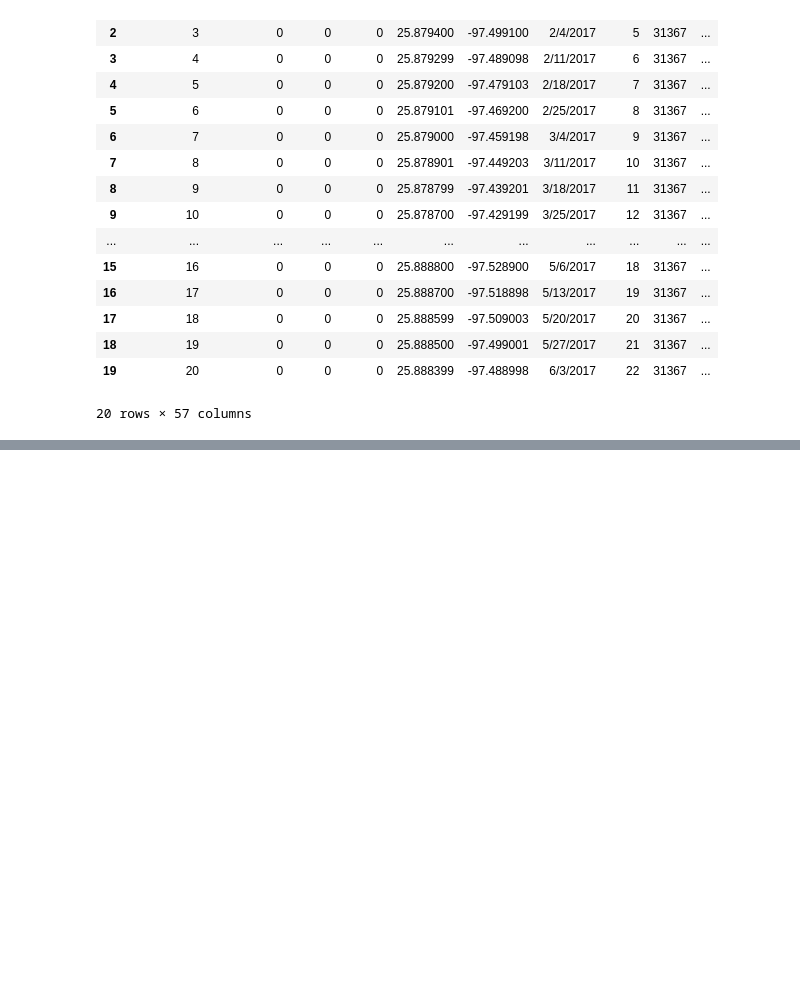
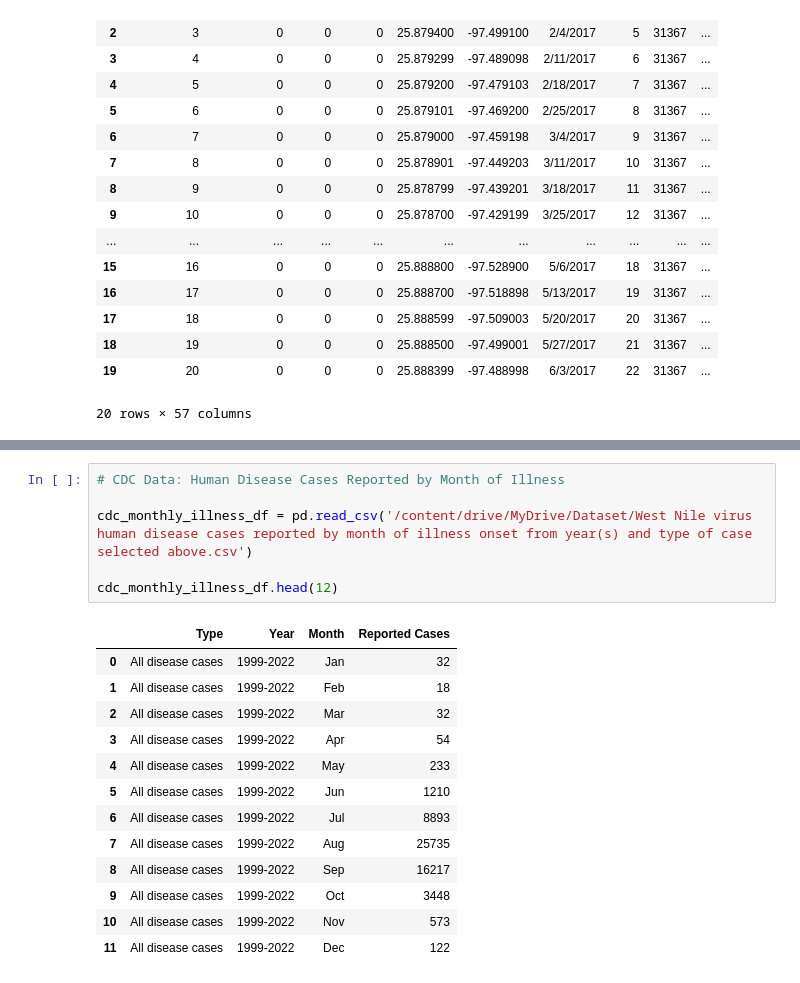
Before and after one commit to jscorrea16/Pandas, a Jupyter notebook: BIDSS_4_Joshua_Correa_CIDM_5310.ipynb, the cells around one changed output, grey strips where cells are left out. Saved outputs shown, nothing was run; the diff lists cells and outputs as text; blank space fills up the shorter version.

```diff
--- a/BIDSS_4_Joshua_Correa_CIDM_5310.ipynb
+++ b/BIDSS_4_Joshua_Correa_CIDM_5310.ipynb
@@ -113,0 +99,20 @@ Image(url = 'https://www.amarillo.gov/home/showpublishedimage/12506/637600557321
+# %%
+# CDC Data: Human Disease Cases Reported by Month of Illness
+
+cdc_monthly_illness_df = pd.read_csv('/content/drive/MyDrive/Dataset/West Nile virus human disease cases reported by month of illness onset from year(s) and type of case selected above.csv')
+
+cdc_monthly_illness_df.head(12)
+# %% [output]
+|  | Type | Year | Month | Reported Cases |
+| 0 | All disease cases | 1999-2022 | Jan | 32 |
+| 1 | All disease cases | 1999-2022 | Feb | 18 |
+| 2 | All disease cases | 1999-2022 | Mar | 32 |
+| 3 | All disease cases | 1999-2022 | Apr | 54 |
+| 4 | All disease cases | 1999-2022 | May | 233 |
+| 5 | All disease cases | 1999-2022 | Jun | 1210 |
+| 6 | All disease cases | 1999-2022 | Jul | 8893 |
+| 7 | All disease cases | 1999-2022 | Aug | 25735 |
+| 8 | All disease cases | 1999-2022 | Sep | 16217 |
+| 9 | All disease cases | 1999-2022 | Oct | 3448 |
+| 10 | All disease cases | 1999-2022 | Nov | 573 |
+| 11 | All disease cases | 1999-2022 | Dec | 122 |
```
Also changed, not shown: parts of 7 cells of this notebook.
